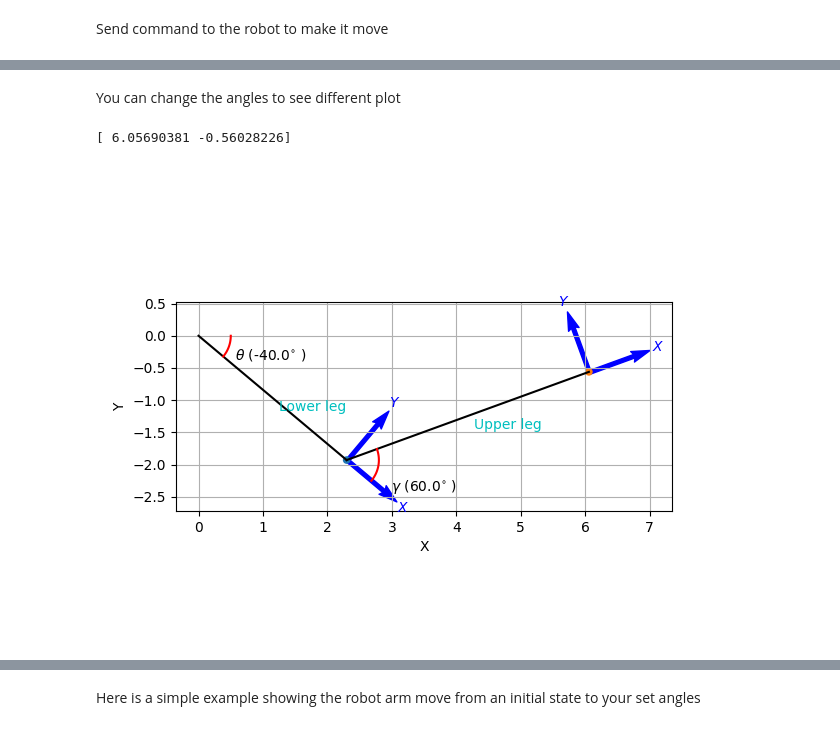
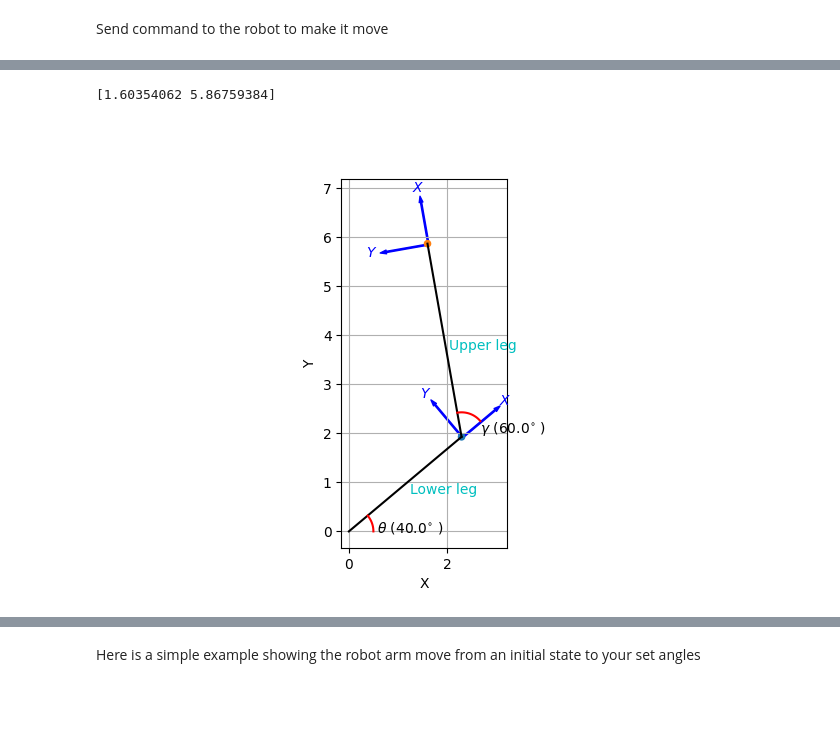
Before and after one commit to WeiWenxing/minipupper_kinematics, a Jupyter notebook: jupyternb/Kinematics_learn.ipynb, the cells around one changed output, grey strips where cells are left out. Cells and saved outputs as stored; diff of their text form; code cells hidden in the pictures; blank space fills up the shorter version.

```diff
--- a/jupyternb/Kinematics_learn.ipynb
+++ b/jupyternb/Kinematics_learn.ipynb
@@ -128,7 +128,5 @@ ll = 4
-# %% [markdown]
-You can change the angles to see different plot
 # %%
-theta = np.radians(-40)
+theta = np.radians(40)
 gamma = np.radians(60)
 points = np.zeros((2, 3))
 points[0,1] = lu*np.cos(theta)
@@ -137,35 +135,35 @@ points[0,2] = lu*np.cos(theta) + ll*np.cos(theta+gamma)
 points[1,2] = lu*np.sin(theta) + ll*np.sin(theta+gamma)
 print(points[:,2])
 #plot
 T0_1 = SE2([lu*np.cos(theta), lu*np.sin(theta)]) * SE2(theta)
 T1_2 = SE2([ll*np.cos(gamma), ll*np.sin(gamma)]) * SE2(gamma)
 T0_2 = T0_1 * T1_2
 
 fig, ax = plt.subplots()
 # plot upper leg
 plt.plot([points[0,0],points[0,1]], [points[1,0],points[1,1]],'-k')
 plt.text((points[0,0] + points[0,1])/2 + 0.1, (points[1,0] + points[1,1])/2 - 0.2, "Lower leg", color = 'c')
 # plot angle
 angles = np.linspace(0,float(theta))
 xs = 0.5 * np.cos(angles)
 ys = 0.5 * np.sin(angles)
 plt.plot(xs, ys, '-r')
 plt.text(xs[int(len(angles)/2)]+0.1, ys[int(len(angles)/2)]-0.2, "$\\theta$ (%s$^{\circ}$ )" % round(math.degrees(theta), 2))
 T0_1.plot()
 # plot lower leg
 plt.plot([points[0,1],points[0,2]], [points[1,1],points[1,2]],'-k')
 plt.text((points[0,1] + points[0,2])/2 + 0.1, (points[1,1] + points[1,2])/2 - 0.2, "Upper leg", color = 'c')
 #plot angle
 angles = np.linspace(float(theta), float(theta)+float(gamma))
 xs = points[0,1] + 0.5 * np.cos(angles)
 ys = points[1,1] + 0.5 * np.sin(angles)
 plt.plot(xs, ys, '-r')
 plt.text(xs[int(len(angles)/2)]+0.2, ys[int(len(angles)/2)]-0.4, "$\gamma$ (%s$^{\circ}$ )" % round(math.degrees(gamma), 2))
 T0_2.plot()
 plt.grid(True)
 # %% [output]
-[ 6.05690381 -0.56028226]
+[1.60354062 5.86759384]
-[figure, old version]
+[figure, new version]
 # %% [markdown]
 #### (2) Transformation Matrix
 
```
Also changed, not shown: parts of 21 cells of this notebook.
